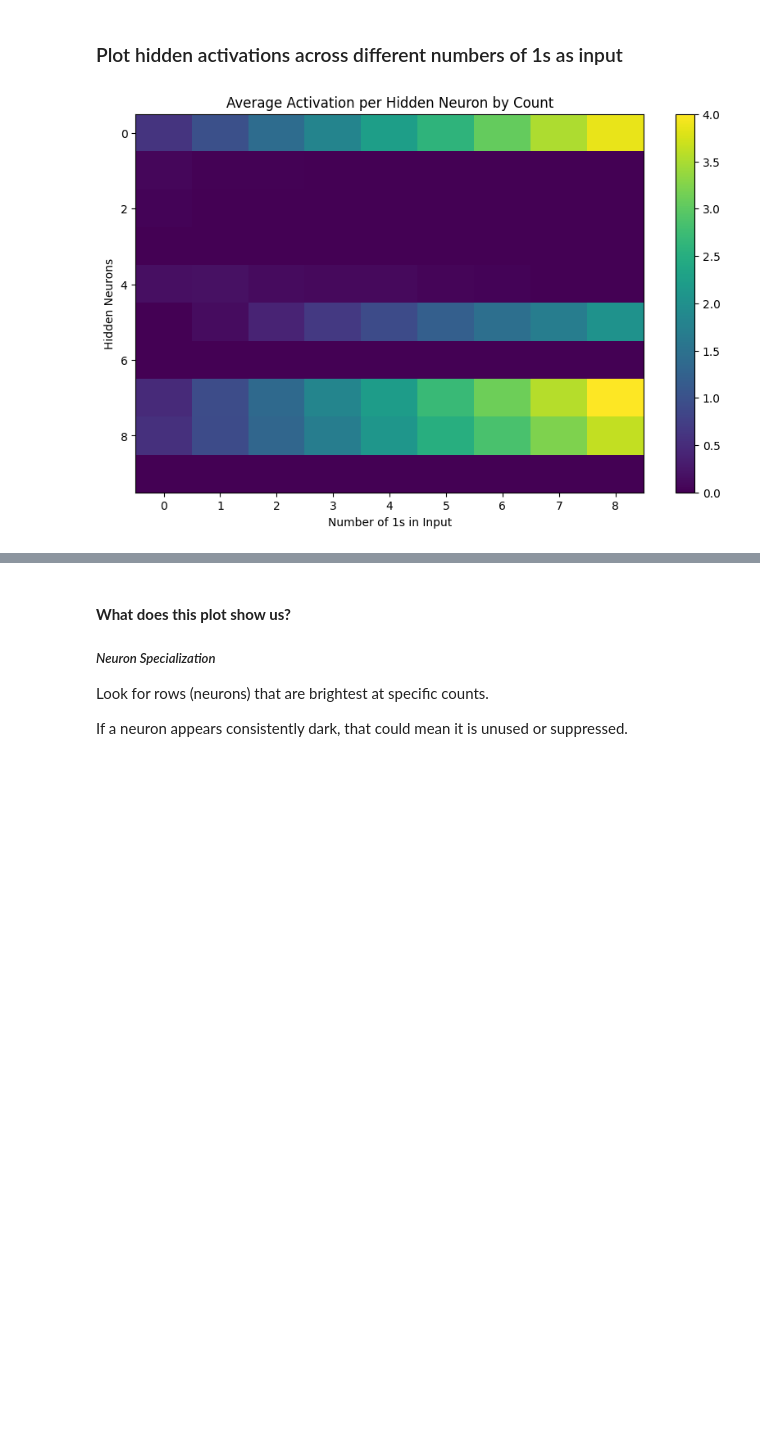
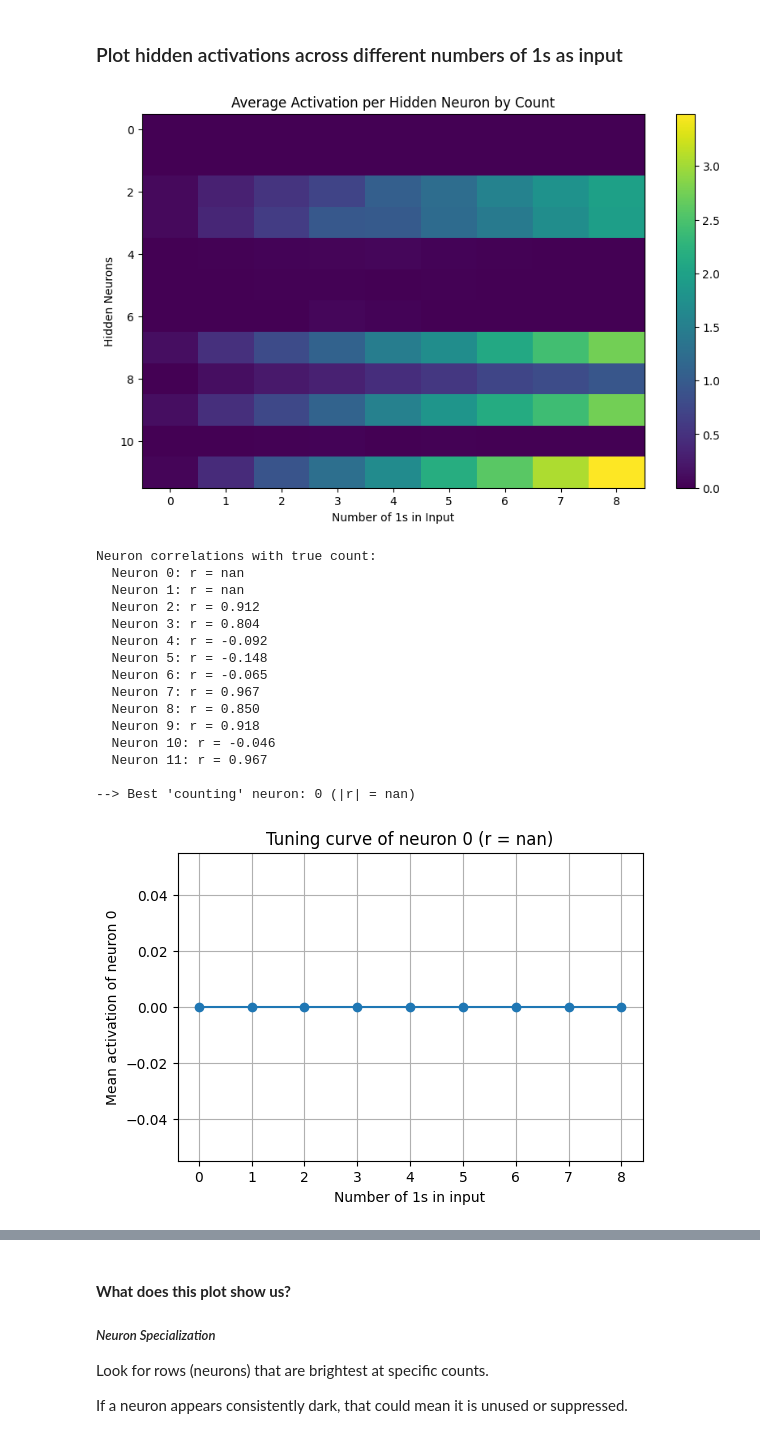
Before and after one commit to ysaismartinez/MechanisticInterpretability, a Jupyter notebook: mechanistic_interp_ym.ipynb, the cells around one changed output, grey strips where cells are left out. Drawn from its saved outputs; the diff is of its cells as text; code cells hidden in the pictures; blank space fills up the shorter version.

Commit message:
Made some changes to match with the current tensor of shape

```diff
--- a/mechanistic_interp_ym.ipynb
+++ b/mechanistic_interp_ym.ipynb
@@ -212,12 +212,16 @@ Rounded Prediction: 4
 ### Plot hidden activations across different numbers of 1s as input
 # %%
 counts = list(range(n_classes))
-avg_activations = torch.zeros((n_classes, 10))
+
+# Get hidden dimension directly from the model so this stays in sync
+hidden_dim = model.fc1.out_features
+
+avg_activations = torch.zeros((n_classes, hidden_dim))
 
 for c in counts:
     class_inputs = X_val[y_val == c]
     if class_inputs.shape[0] > 0:
-        _, h = model(class_inputs)
+        _, h = model(class_inputs)      # h shape: [num_examples_for_c, hidden_dim]
         avg_activations[c] = h.mean(dim=0)
 
 plt.figure(figsize=(10, 6))
@@ -229,7 +233,7 @@ plt.title("Average Activation per Hidden Neuron by Count")
 plt.colorbar()
 plt.show()
 
-# ---- Extra exploration: identify a "counting neuron" ----
+# ----- Extra exploration: identify a "counting neuron" -----
 import numpy as np
 
 model.eval()
@@ -256,31 +260,47 @@ for j, r in enumerate(corrs):
     print(f"  Neuron {j}: r = {r:.3f}")
 print()
 print(f"--> Best 'counting' neuron: {best_idx} (|r| = {abs(best_corr):.3f})")
 
 # Plot tuning curve for that neuron: activation vs. number of 1s
 mean_act_by_count = []
 for c in range(n_classes):
     mask = (y_val == c)
     if mask.sum() == 0:
         mean_act_by_count.append(0.0)
     else:
         mean_act_by_count.append(h_val[mask, best_idx].mean().item())
 
 plt.figure(figsize=(6, 4))
 plt.plot(range(n_classes), mean_act_by_count, marker="o")
 plt.xlabel("Number of 1s in input")
 plt.ylabel(f"Mean activation of neuron {best_idx}")
 plt.title(f"Tuning curve of neuron {best_idx} (r = {best_corr:.2f})")
 plt.grid(True)
 plt.show()
 
 # Look at the incoming weights of this neuron
 w = model.fc1.weight[best_idx].detach().numpy()
 b = model.fc1.bias[best_idx].item()
 
 print(f"Incoming weights for neuron {best_idx}:")
 for i, wi in enumerate(w):
     print(f"  x{i}: {wi:.3f}")
 print(f"Bias for neuron {best_idx}: {b:.3f}")
 # %% [output]
-[figure, old version]
+[figure, new version]
+Neuron correlations with true count:
+  Neuron 0: r = nan
+  Neuron 1: r = nan
+  Neuron 2: r = 0.912
+  Neuron 3: r = 0.804
+  Neuron 4: r = -0.092
+  Neuron 5: r = -0.148
+  Neuron 6: r = -0.065
+  Neuron 7: r = 0.967
+  Neuron 8: r = 0.850
+  Neuron 9: r = 0.918
+  Neuron 10: r = -0.046
+  Neuron 11: r = 0.967
+
+--> Best 'counting' neuron: 0 (|r| = nan)
+[figure, added]
```
Also changed, not shown: parts of 3 cells of this notebook.
